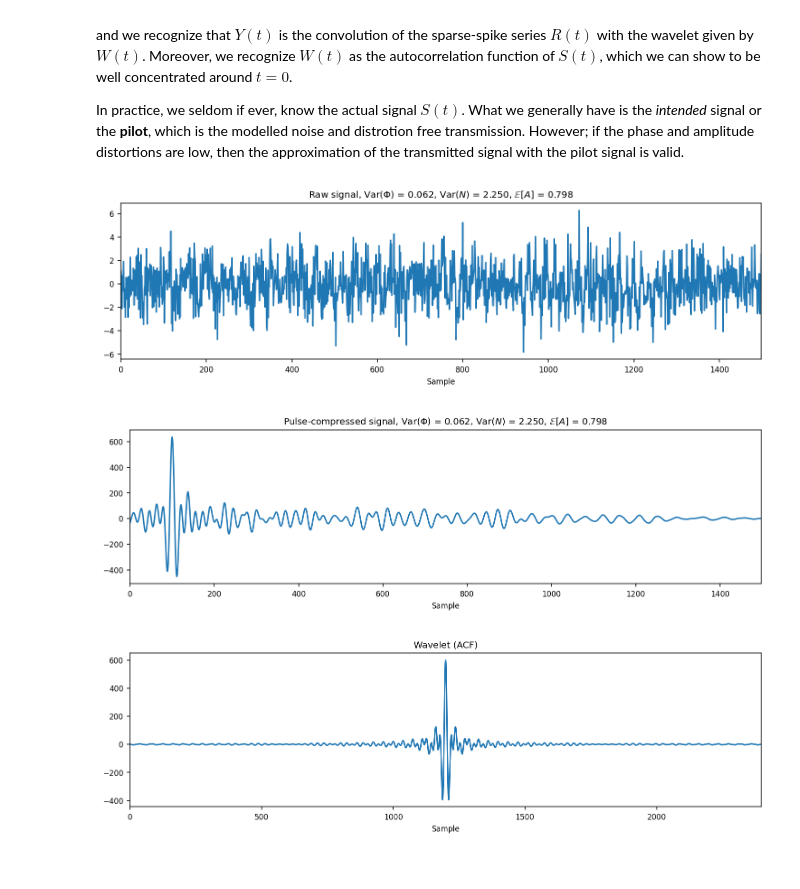
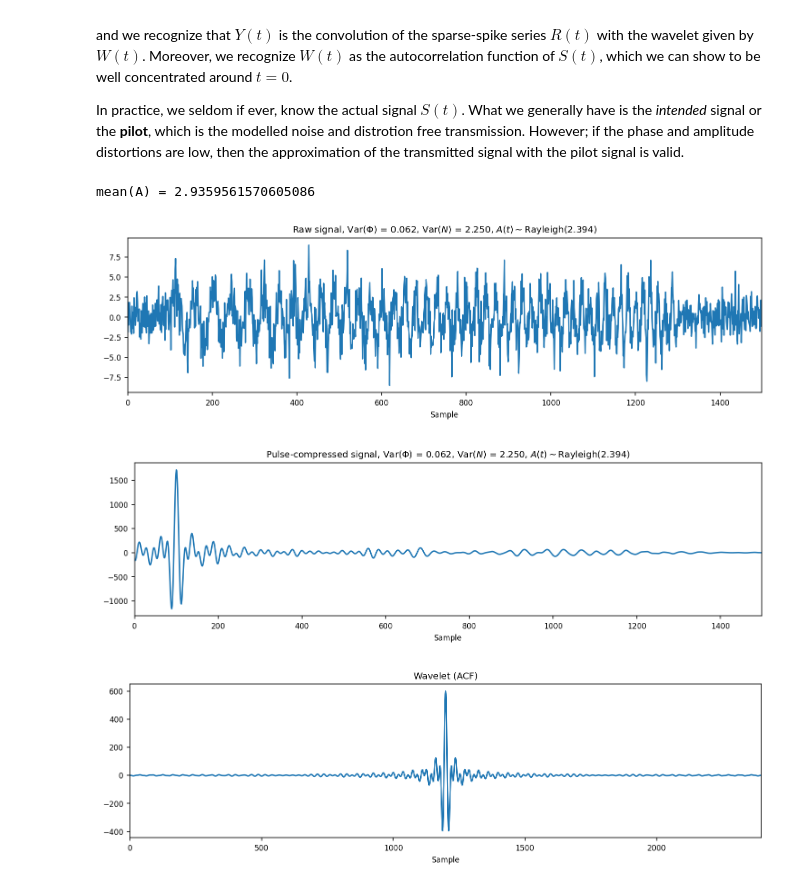
Before and after one commit to adamgogacz/time-series-processing, a Jupyter notebook: pulse_compression.ipynb, the cells around one changed output. Saved outputs shown, nothing was run; the diff lists cells and outputs as text; code cells hidden in the pictures.

```diff
--- a/pulse_compression.ipynb
+++ b/pulse_compression.ipynb
@@ -81,7 +81,7 @@ from scipy.stats import rayleigh
 %matplotlib inline
 plt.rcParams.update({'font.size': 8})
 # %%
-def gen_timeseries(f0, f1, T, dt, R, var_phi, var_n, E_a):
+def gen_timeseries(f0, f1, T, dt, R, var_phi, var_n, scale_A):
   """Linear sweep generator with front-padding"""
   gensig = lambda f0,f1,T,x,phi: np.sin(2.*np.pi*(f0*x+((f1-f0)/(2*T))*x**2) + phi)
 
@@ -90,8 +90,9 @@ def gen_timeseries(f0, f1, T, dt, R, var_phi, var_n, E_a):
   t_range = np.linspace(0,T,siglen)
 
   Phi = np.random.normal(loc=0,scale=np.sqrt(var_phi),size=t_range.size)
-  if E_a > 0:
-    A = rayleigh.rvs(loc=0,scale=E_a,size=t_range.size)
+  if scale_A > 0:
+    A = rayleigh.rvs(loc=0,scale=scale_A,size=t_range.size)
+    print(f'mean(A) = {A.mean()}')
   else:
     A = np.ones(t_range.size)
 
@@ -115,28 +116,29 @@ def plotResults(sig,titlestr):
 # %%
 #--- signal and noise/distortions parameters
 R = np.zeros(300,dtype=float)
 R[R.size//3] = 1
 
 var_phi = 0.25**2
 var_n = 1.5**2
-E_a = np.sqrt(2/np.pi)
+scale_A = 3*np.sqrt(2/np.pi)
 
 #--- generate signal
-signal, pilot = gen_timeseries(f0=1000.0, f1=3000,T=24e-3, dt=1/50e3, R=R, var_phi=var_phi, var_n=var_n, E_a=E_a)
+signal, pilot = gen_timeseries(f0=1000.0, f1=3000,T=24e-3, dt=1/50e3, R=R, var_phi=var_phi, var_n=var_n, scale_A=scale_A)
 
 #--- plot raw signal
 plotResults(signal, r'Raw signal, ' + r'$\mathsf{Var}(\Phi)$ = ' + f'{var_phi:.3f}, ' + r'$\mathsf{Var}(N)$ = ' + f'{var_n:.3f}, '
-          + r'$\mathbb{E}[A]$ = ' + f'{E_a:.3f}')
+          + r'$A(t) \sim \mathsf{Rayleigh}$' + f'({scale_A:.3f})')
 
 #--- plot match-filtered time-series
 filt = pilot
 pc_signal = correlate(signal,filt,mode='full')
 plotResults(pc_signal[len(filt)-1:],r'Pulse-compressed signal, ' + r'$\mathsf{Var}(\Phi)$ = ' + f'{var_phi:.3f}, ' + r'$\mathsf{Var}(N)$ = ' + f'{var_n:.3f}, '
-          + r'$\mathbb{E}[A]$ = ' + f'{E_a:.3f}')
+          + r'$A(t) \sim \mathsf{Rayleigh}$' + f'({scale_A:.3f})')
 
 #--- plot ACF
 plotResults(correlate(pilot, pilot, mode='full'),'Wavelet (ACF)')
 # %% [output]
+mean(A) = 2.9359561570605086
-[figure, old version]
+[figure, new version]
-[figure, old version]
+[figure, new version]
 [figure]
```
